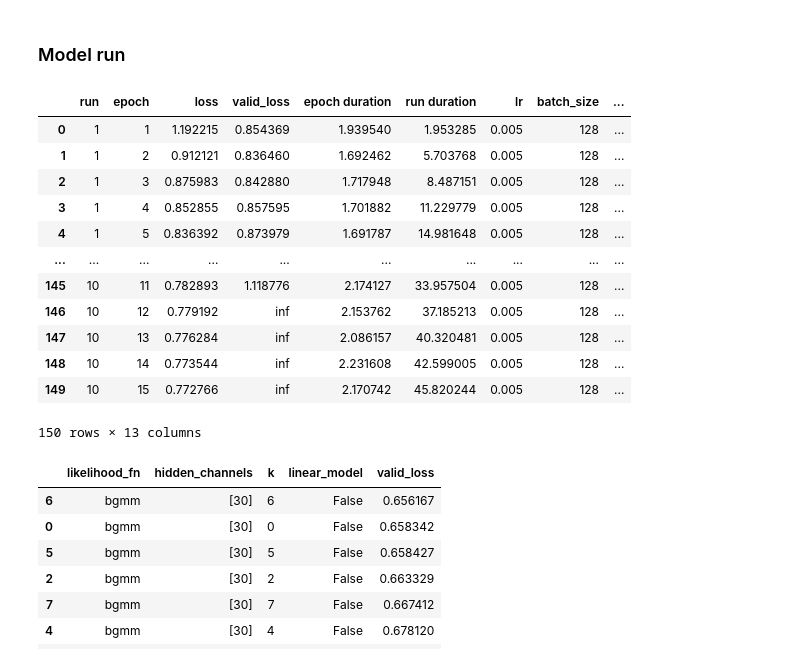
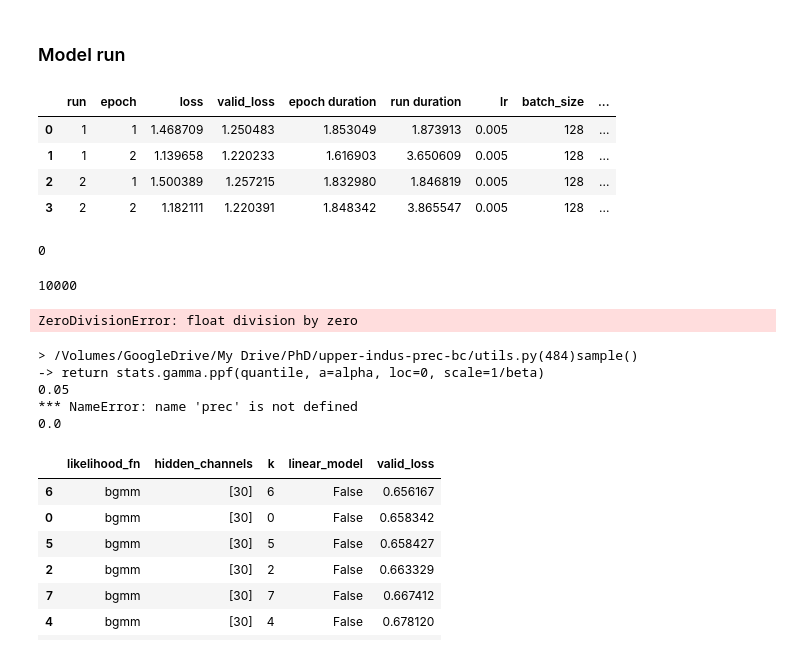
Before and after one commit to mgironamata/upper-indus-prec-bc, a Jupyter notebook: main.ipynb, the cells around one changed output. Cells and saved outputs as stored; diff of their text form; code cells hidden in the pictures.

```diff
--- a/main.ipynb
+++ b/main.ipynb
@@ -907,23 +904,26 @@ params = OrderedDict(
     ,k = list(range(10))
 )
 
-epochs = 15
+epochs = 2
 # %%
-st_test, predictions = multirun(data, st, predictors, params, d, epochs, split_dict, split_by='station')
+st_test, predictions = multirun(data, predictors, params, epochs, split_by='station', sequential_samples=True)
 # %% [output]
 |  | run | epoch | loss | valid_loss | epoch duration | run duration | lr | batch_size | ... |
-| 0 | 1 | 1 | 1.192215 | 0.854369 | 1.939540 | 1.953285 | 0.005 | 128 | ... |
-| 1 | 1 | 2 | 0.912121 | 0.836460 | 1.692462 | 5.703768 | 0.005 | 128 | ... |
-| 2 | 1 | 3 | 0.875983 | 0.842880 | 1.717948 | 8.487151 | 0.005 | 128 | ... |
-| 3 | 1 | 4 | 0.852855 | 0.857595 | 1.701882 | 11.229779 | 0.005 | 128 | ... |
-| 4 | 1 | 5 | 0.836392 | 0.873979 | 1.691787 | 14.981648 | 0.005 | 128 | ... |
-| ... | ... | ... | ... | ... | ... | ... | ... | ... | ... |
-| 145 | 10 | 11 | 0.782893 | 1.118776 | 2.174127 | 33.957504 | 0.005 | 128 | ... |
-| 146 | 10 | 12 | 0.779192 | inf | 2.153762 | 37.185213 | 0.005 | 128 | ... |
-| 147 | 10 | 13 | 0.776284 | inf | 2.086157 | 40.320481 | 0.005 | 128 | ... |
-| 148 | 10 | 14 | 0.773544 | inf | 2.231608 | 42.599005 | 0.005 | 128 | ... |
-| 149 | 10 | 15 | 0.772766 | inf | 2.170742 | 45.820244 | 0.005 | 128 | ... |
+| 0 | 1 | 1 | 1.468709 | 1.250483 | 1.853049 | 1.873913 | 0.005 | 128 | ... |
+| 1 | 1 | 2 | 1.139658 | 1.220233 | 1.616903 | 3.650609 | 0.005 | 128 | ... |
+| 2 | 2 | 1 | 1.500389 | 1.257215 | 1.832980 | 1.846819 | 0.005 | 128 | ... |
+| 3 | 2 | 2 | 1.182111 | 1.220391 | 1.848342 | 3.865547 | 0.005 | 128 | ... |
-150 rows × 13 columns
+0
+10000
+ZeroDivisionError: float division by zero
+# %%
+pdb.pm()
+# %% [output]
+> /Volumes/GoogleDrive/My Drive/PhD/upper-indus-prec-bc/utils.py(484)sample()
+-> return stats.gamma.ppf(quantile, a=alpha, loc=0, scale=1/beta)
+0.05
+*** NameError: name 'prec' is not defined
+0.0
 # %%
 df = pd.read_csv('results.csv', index_col='Unnamed: 0')
 # %%
```
Also changed, not shown: parts of 1 cell of this notebook, 2 other files.
